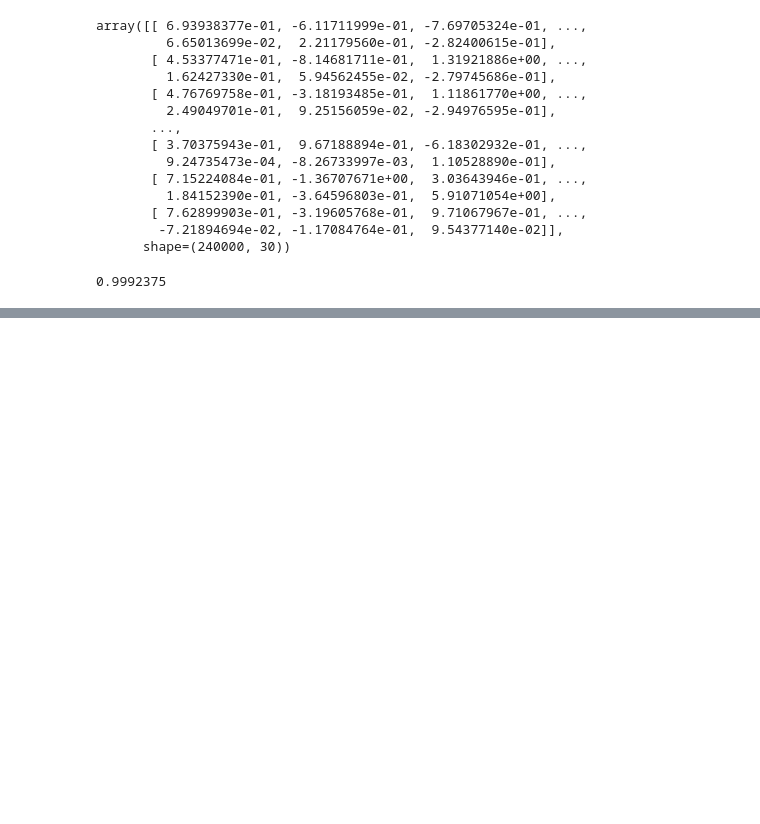
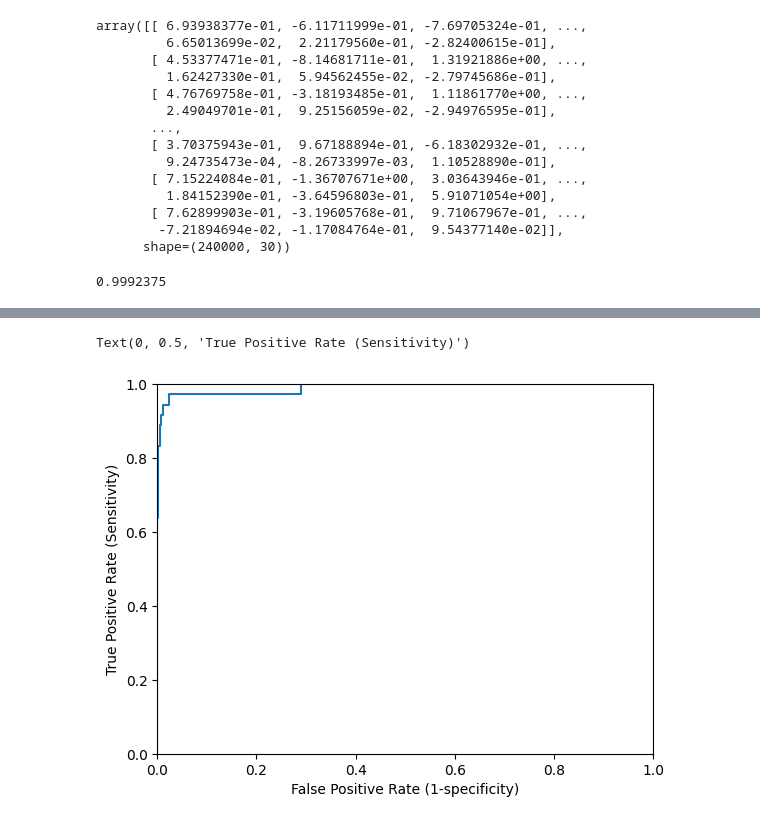
Before and after one commit to Monish-D609/Credit-Card-Fraud-Prediction, a Jupyter notebook: CCFraud.ipynb, the cells around one changed output, grey strips where cells are left out. Cells and saved outputs as stored; diff of their text form; code cells hidden in the pictures; blank space fills up the shorter version.

```diff
--- a/CCFraud.ipynb
+++ b/CCFraud.ipynb
@@ -189,7 +188,7 @@ train['Class'].value_counts(), test['Class'].value_counts(),val['Class'].value_c
  1       36
  Name: count, dtype: int64)
 # %%
-train_np, test_np, val_np = train, test, val
+train_np, test_np, val_np = train.to_numpy(), test.to_numpy(), val.to_numpy()
 # %%
 type(train_np)
 # %% [output]
@@ -239,0 +243,5 @@ array([[71059,    57],
+# %%
+from sklearn.linear_model import LogisticRegression
+logistic_model  = LogisticRegression()
+logistic_model.fit(X_train, Y_train)
+logistic_model.score(X_train, Y_train)
@@ -239,0 +255,7 @@ array([[71059,    57],
+# %%
+# Printing the classification Report - as part of validation
+X_val = val_np[:, :-1]
+Y_val = val_np[:, -1]
+Y_val_predict = logistic_model.predict(X_val)
+from sklearn import metrics
+print(metrics.classification_report(Y_val, Y_val_predict, target_names=['Not Fraud', 'Fraud']))
@@ -239,0 +271,12 @@ array([[71059,    57],
+# %%
+import matplotlib.pyplot as plt
+Y_val_prob = logistic_model.predict_proba(X_val)[:, 1]
+fpr, tpr, thresholds = metrics.roc_curve(Y_val, Y_val_prob)
+plt.plot(fpr, tpr)
+plt.xlim([0.0, 1.0])
+plt.ylim([0.0, 1.0])
+plt.xlabel('False Positive Rate (1-specificity)')
+plt.ylabel('True Positive Rate (Sensitivity)')
+# %% [output]
+Text(0, 0.5, 'True Positive Rate (Sensitivity)')
+[figure, added]
```
Also changed, not shown: parts of 20 cells of this notebook, 1 other file.
